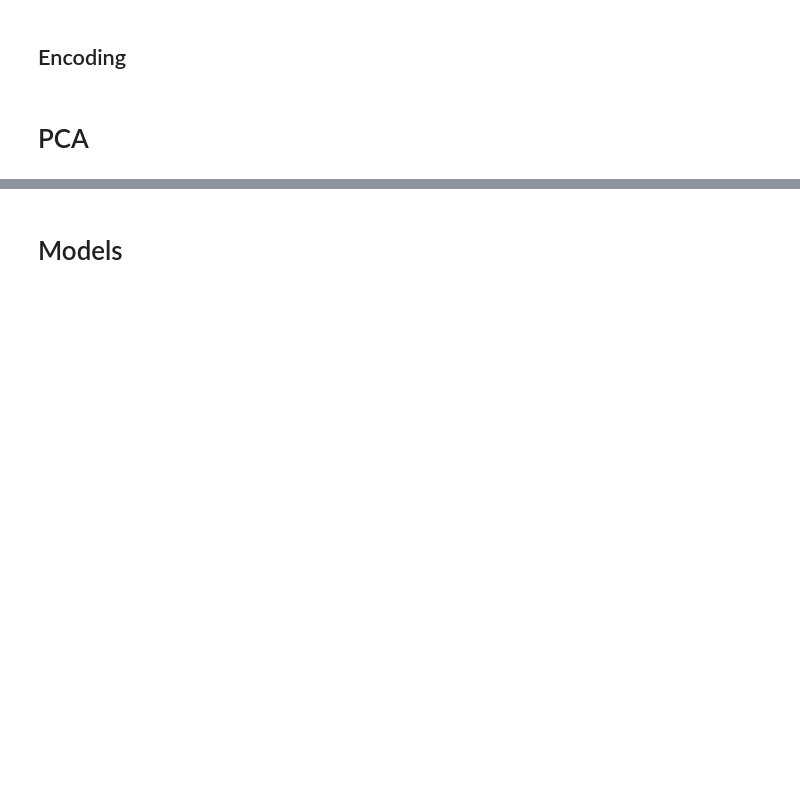
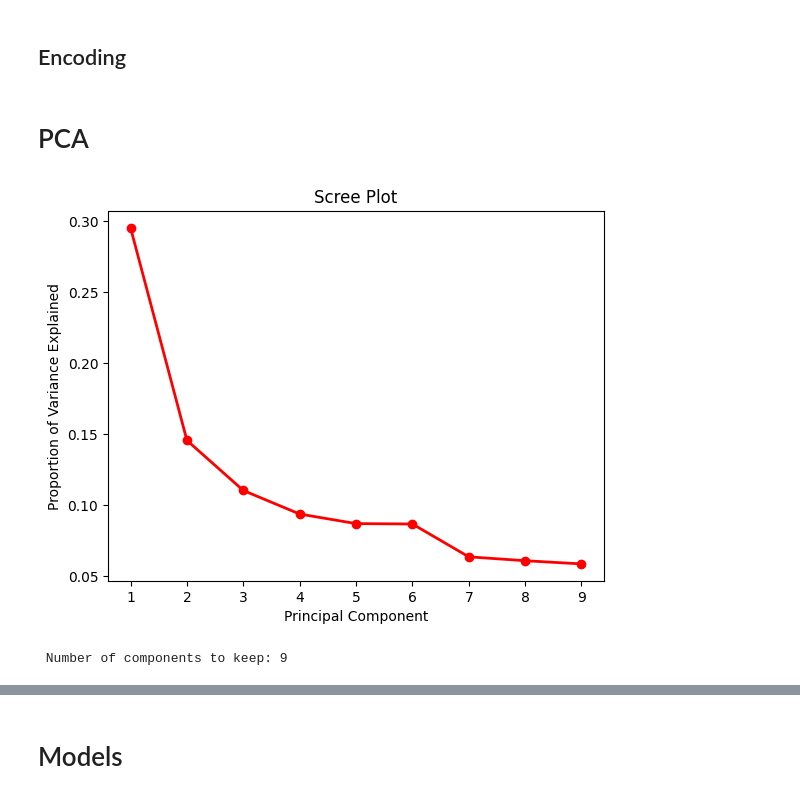
Before and after one commit to giakomorssi/Fraud-and-Delivery, a Jupyter notebook: 03_FraudDetection_noOS.ipynb, the cells around one changed output, grey strips where cells are left out. Cells and saved outputs as stored; diff of their text form; code cells hidden in the pictures; blank space fills up the shorter version.

```diff
--- a/03_FraudDetection_noOS.ipynb
+++ b/03_FraudDetection_noOS.ipynb
@@ -118,8 +129,10 @@ df.to_csv('/content/drive/MyDrive/University/Deloitte/df_number.csv', index = Fa
 # %%
 from sklearn.model_selection import train_test_split
 
-X = df_nn.drop(['Category'], axis=1) #Not scaled
-y = df_nn['Category']
+df.drop(['Order Status'], axis=1, inplace=True)
+
+X = df.drop(['Category'], axis=1) #Not scaled
+y = df['Category']
 
 X_train, X_test, y_train, y_test = train_test_split(X, y, test_size=0.2, stratify=y, shuffle=True)
 # %%
@@ -134,34 +147,37 @@ X_test = s.transform(X_test)
 # %%
 import numpy as np
 import pandas as pd
 import matplotlib.pyplot as plt
 from sklearn.decomposition import PCA
 
 # Initialize a PCA object
 pca = PCA()
 
 # Fit the PCA object to the data
 pca.fit(X_train)
 
 # Create a scree plot
 num_components = len(pca.explained_variance_ratio_)
 plt.plot(np.arange(1, num_components+1), pca.explained_variance_ratio_, 'ro-', linewidth=2)
 plt.title('Scree Plot')
 plt.xlabel('Principal Component')
 plt.ylabel('Proportion of Variance Explained')
 plt.show()
 
 # Determine the number of components to keep
 variance_threshold = 0.95
 cumulative_variance_ratio = np.cumsum(pca.explained_variance_ratio_)
 num_components_to_keep = np.argmax(cumulative_variance_ratio >= variance_threshold) + 1
 
 print(f'\n Number of components to keep: {num_components_to_keep}')
 
 # Transform the data using the chosen number of components
 pca = PCA(n_components=num_components_to_keep)
-X_train_p = pca.fit_transform(X_train)
-X_test_p = pca.transform(X_test)
+X_train = pca.fit_transform(X_train)
+X_test = pca.transform(X_test)
+# %% [output]
+[figure, added]
+ Number of components to keep: 9
 # %%
 # Plot the cumulative variance explained
 
```
Also changed, not shown: parts of 11 cells of this notebook.
